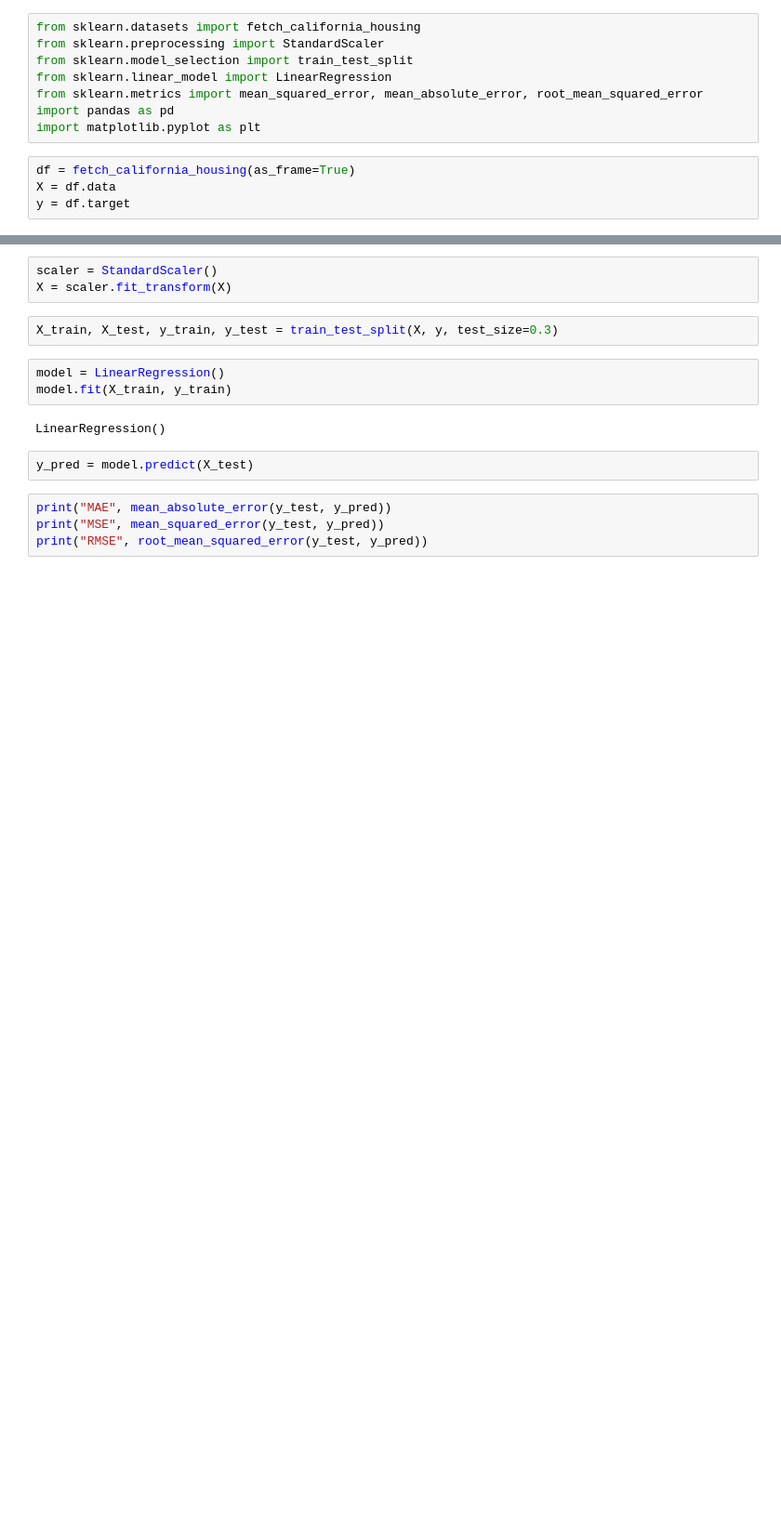
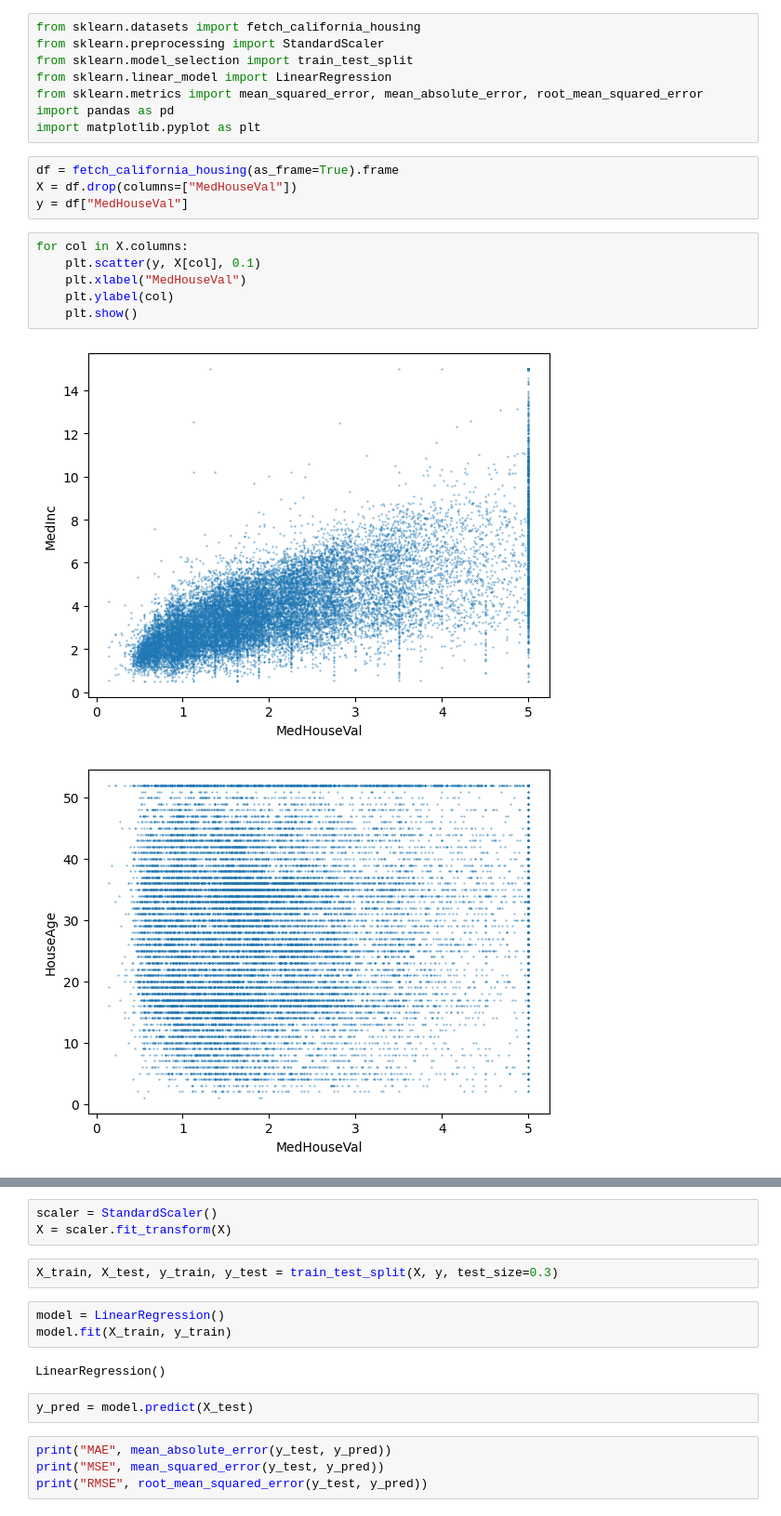
Before and after one commit to NajeebFarhan/machine-learning-practice-repo, a Jupyter notebook: california_housing_price.ipynb, the cells around one changed output, grey strips where cells are left out. Shown at 93% size. Saved outputs shown, nothing was run; the diff lists cells and outputs as text; blank space fills up the shorter version.

Commit message:
updat california_housing_price.ipynb

```diff
--- a/california_housing_price.ipynb
+++ b/california_housing_price.ipynb
@@ -7,6 +7,15 @@ from sklearn.metrics import mean_squared_error, mean_absolute_error, root_mean_s
 import pandas as pd
 import matplotlib.pyplot as plt
 # %%
-df = fetch_california_housing(as_frame=True)
-X = df.data
-y = df.target
+df = fetch_california_housing(as_frame=True).frame
+X = df.drop(columns=["MedHouseVal"])
+y = df["MedHouseVal"]
+# %%
+for col in X.columns:
+    plt.scatter(y, X[col], 0.1)
+    plt.xlabel("MedHouseVal")
+    plt.ylabel(col)
+    plt.show()
+# %% [output]
+[figure, added]
+[figure, added]
```
Also changed, not shown: parts of 1 cell of this notebook.
